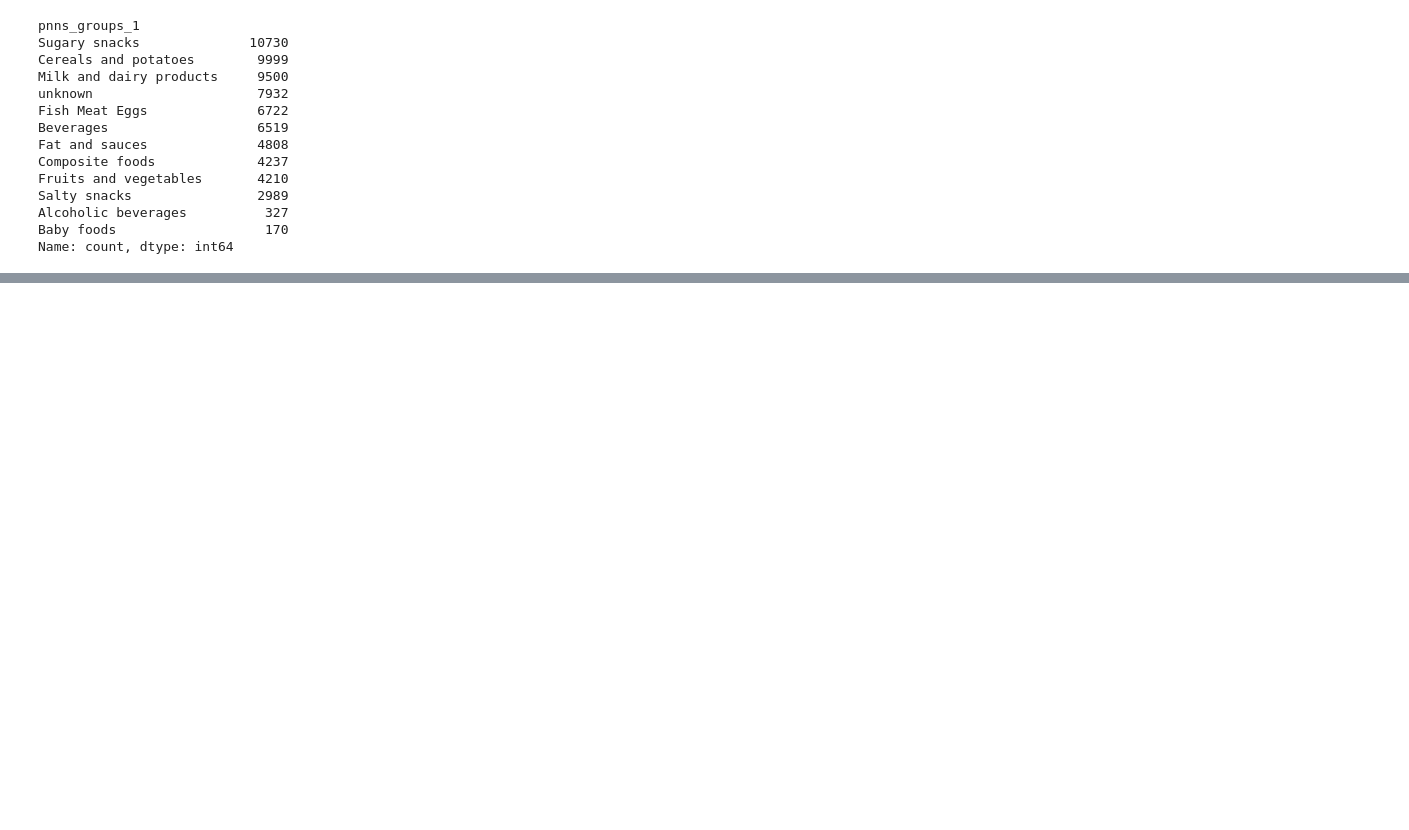
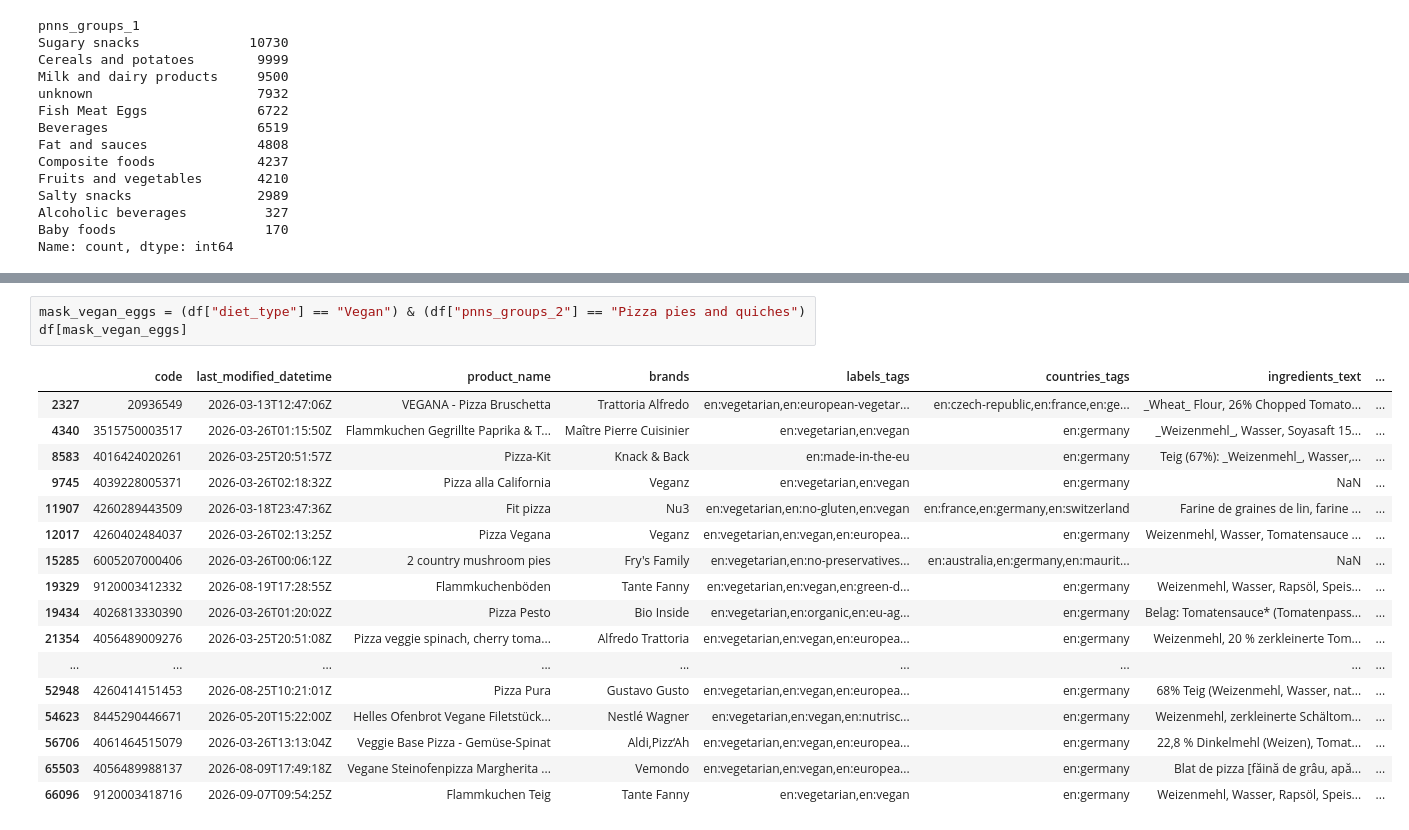
Before and after one commit to benedictbohnen/DS_Portfolio_Project, a Jupyter notebook: notebooks/eda.ipynb, the cells around one changed output, grey strips where cells are left out. Drawn from its saved outputs; the diff is of its cells as text; blank space fills up the shorter version.

```diff
--- a/notebooks/eda.ipynb
+++ b/notebooks/eda.ipynb
@@ -112,0 +129,21 @@ df[maske]
+# %%
+mask_vegan_eggs = (df["diet_type"] == "Vegan") & (df["pnns_groups_2"] == "Pizza pies and quiches")
+df[mask_vegan_eggs]
+# %% [output]
+|  | code | last_modified_datetime | product_name | brands | labels_tags | countries_tags | ingredients_text | ... |
+| 2327 | 20936549 | 2026-03-13T12:47:06Z | VEGANA - Pizza Bruschetta | Trattoria Alfredo | en:vegetarian,en:european-vegetar... | en:czech-republic,en:france,en:ge... | _Wheat_ Flour, 26% Chopped Tomato... | ... |
+| 4340 | 3515750003517 | 2026-03-26T01:15:50Z | Flammkuchen Gegrillte Paprika & T... | Maître Pierre Cuisinier | en:vegetarian,en:vegan | en:germany | _Weizenmehl_, Wasser, Soyasaft 15... | ... |
+| 8583 | 4016424020261 | 2026-03-25T20:51:57Z | Pizza-Kit | Knack & Back | en:made-in-the-eu | en:germany | Teig (67%): _Weizenmehl_, Wasser,... | ... |
+| 9745 | 4039228005371 | 2026-03-26T02:18:32Z | Pizza alla California | Veganz | en:vegetarian,en:vegan | en:germany | NaN | ... |
+| 11907 | 4260289443509 | 2026-03-18T23:47:36Z | Fit pizza | Nu3 | en:vegetarian,en:no-gluten,en:vegan | en:france,en:germany,en:switzerland | Farine de graines de lin, farine ... | ... |
+| 12017 | 4260402484037 | 2026-03-26T02:13:25Z | Pizza Vegana | Veganz | en:vegetarian,en:vegan,en:europea... | en:germany | Weizenmehl, Wasser, Tomatensauce ... | ... |
+| 15285 | 6005207000406 | 2026-03-26T00:06:12Z | 2 country mushroom pies | Fry's Family | en:vegetarian,en:no-preservatives... | en:australia,en:germany,en:maurit... | NaN | ... |
+| 19329 | 9120003412332 | 2026-08-19T17:28:55Z | Flammkuchenböden | Tante Fanny | en:vegetarian,en:vegan,en:green-d... | en:germany | Weizenmehl, Wasser, Rapsöl, Speis... | ... |
+| 19434 | 4026813330390 | 2026-03-26T01:20:02Z | Pizza Pesto | Bio Inside | en:vegetarian,en:organic,en:eu-ag... | en:germany | Belag: Tomatensauce* (Tomatenpass... | ... |
+| 21354 | 4056489009276 | 2026-03-25T20:51:08Z | Pizza veggie spinach, cherry toma... | Alfredo Trattoria | en:vegetarian,en:vegan,en:europea... | en:germany | Weizenmehl, 20 % zerkleinerte Tom... | ... |
+| ... | ... | ... | ... | ... | ... | ... | ... | ... |
+| 52948 | 4260414151453 | 2026-08-25T10:21:01Z | Pizza Pura | Gustavo Gusto | en:vegetarian,en:vegan,en:europea... | en:germany | 68% Teig (Weizenmehl, Wasser, nat... | ... |
+| 54623 | 8445290446671 | 2026-05-20T15:22:00Z | Helles Ofenbrot Vegane Filetstück... | Nestlé Wagner | en:vegetarian,en:vegan,en:nutrisc... | en:germany | Weizenmehl, zerkleinerte Schältom... | ... |
+| 56706 | 4061464515079 | 2026-03-26T13:13:04Z | Veggie Base Pizza - Gemüse-Spinat | Aldi,Pizz‘Ah | en:vegetarian,en:vegan,en:europea... | en:germany | 22,8 % Dinkelmehl (Weizen), Tomat... | ... |
+| 65503 | 4056489988137 | 2026-08-09T17:49:18Z | Vegane Steinofenpizza Margherita ... | Vemondo | en:vegetarian,en:vegan,en:europea... | en:germany | Blat de pizza [făină de grâu, apă... | ... |
+| 66096 | 9120003418716 | 2026-09-07T09:54:25Z | Flammkuchen Teig | Tante Fanny | en:vegetarian,en:vegan | en:germany | Weizenmehl, Wasser, Rapsöl, Speis... | ... |
```
Also changed, not shown: parts of 11 cells of this notebook, 2 other files.
